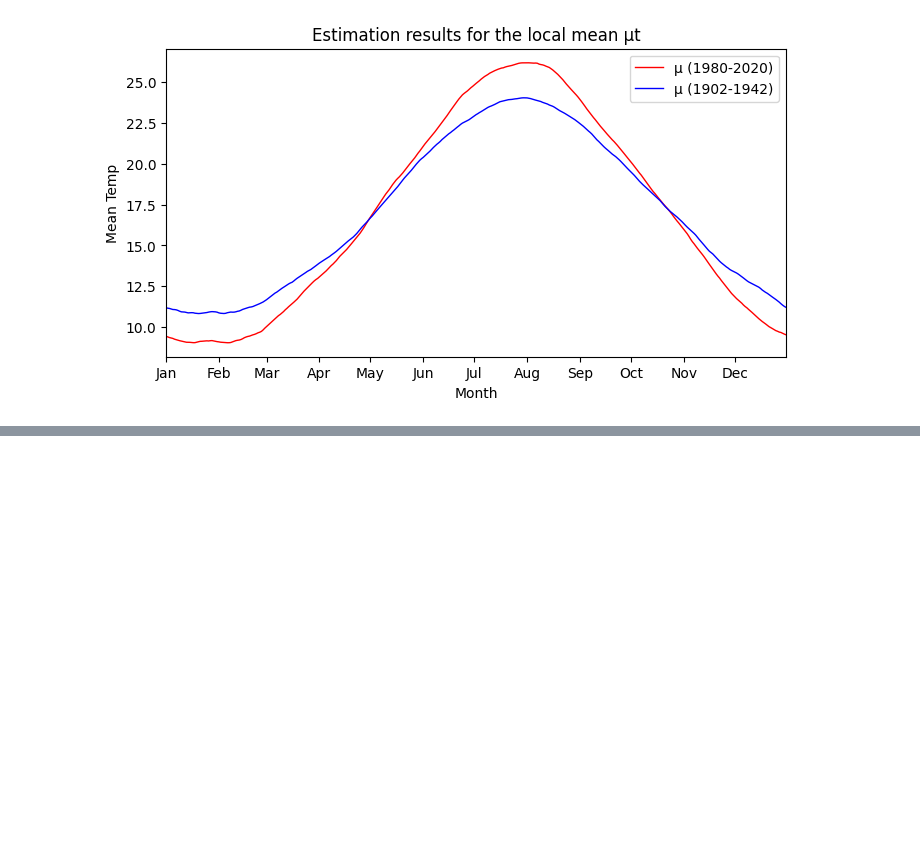
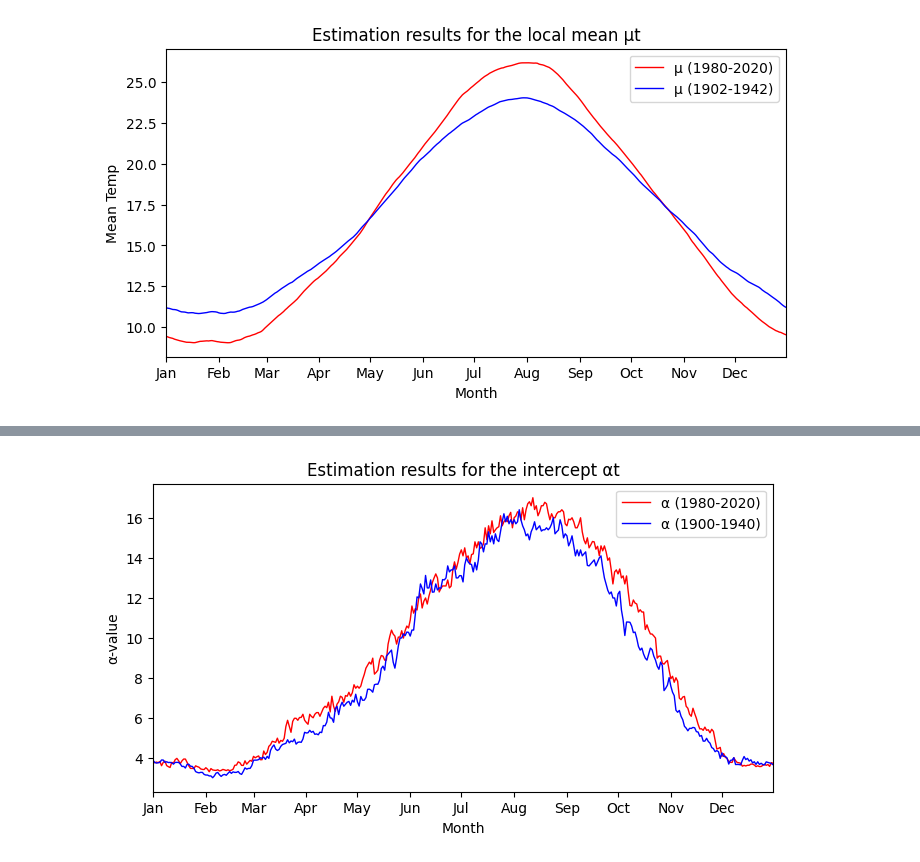
Before and after one commit to LisanneWallaard/Case-Study, a Jupyter notebook: case_studyV.ipynb, the cells around one changed output, grey strips where cells are left out. Saved outputs shown, nothing was run; the diff lists cells and outputs as text; code cells hidden in the pictures; blank space fills up the shorter version.

```diff
--- a/case_studyV.ipynb
+++ b/case_studyV.ipynb
@@ -947,0 +1088,18 @@ plot_mu_2(mu_list_hvar, mu_list2_hvar)
+# %%
+  days_in_year = pd.date_range(start=f'1/1/{2023}', end=f'12/31/{2023}', freq='D')
+  plt.figure(figsize=(8, 4))
+  plt.plot(days_in_year, alpha_listq, label='α (1980-2020)', linestyle='-', color='red', linewidth=1)
+
+  plt.plot(days_in_year, alpha_listq2, label='α (1900-1940)', linestyle='-', color='blue', linewidth=1)
+
+  plt.gca().xaxis.set_major_formatter(mdates.DateFormatter('%b'))
+  plt.gca().xaxis.set_major_locator(mdates.MonthLocator())
+  plt.xlim(days_in_year.min(), days_in_year.max())
+  # plt.ylim(0, 5)
+  plt.title('Estimation results for the intercept αt')
+  plt.xlabel('Month')
+  plt.ylabel('α-value')
+  plt.legend()
+  plt.show()
+# %% [output]
+[figure, added]
```
Also changed, not shown: parts of 10 cells of this notebook.
